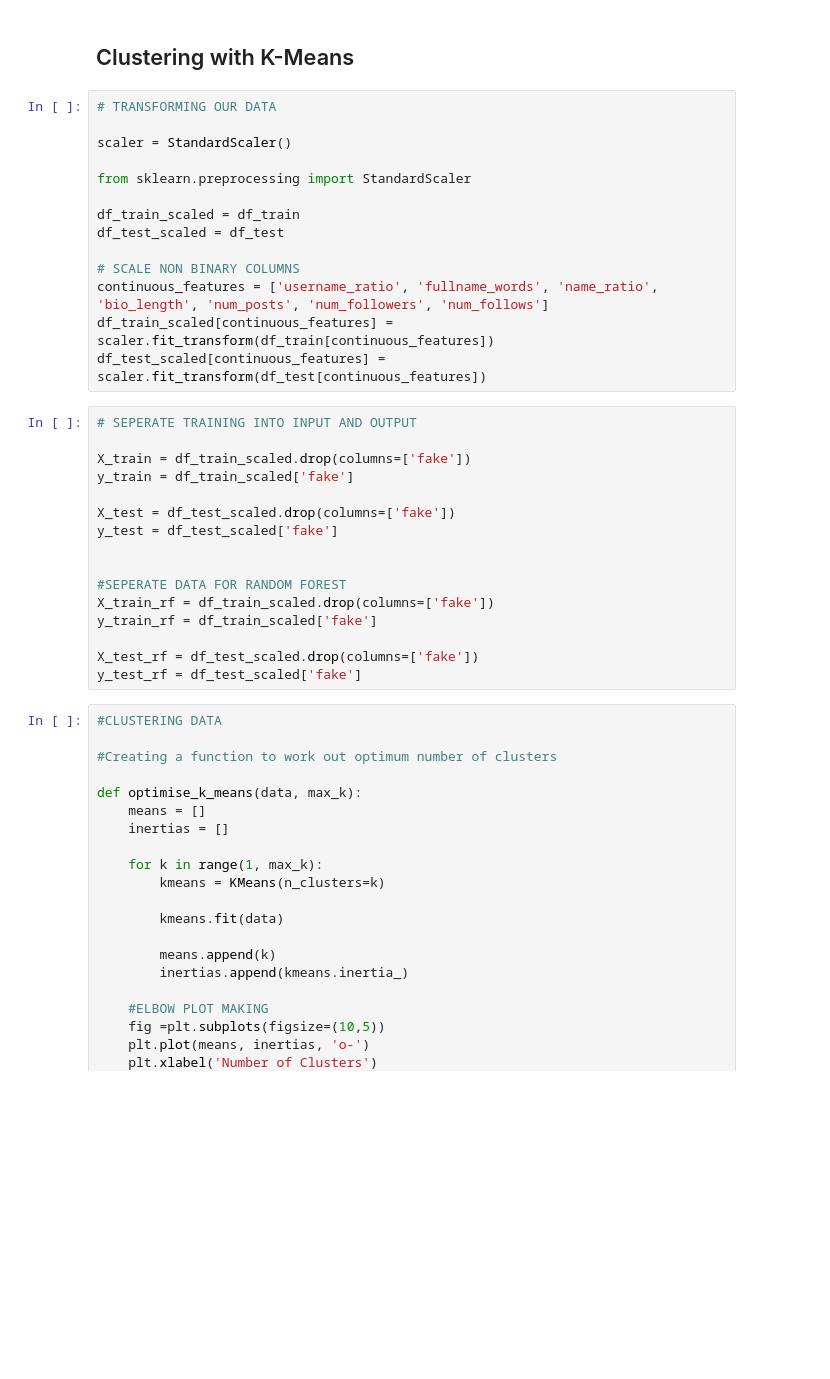
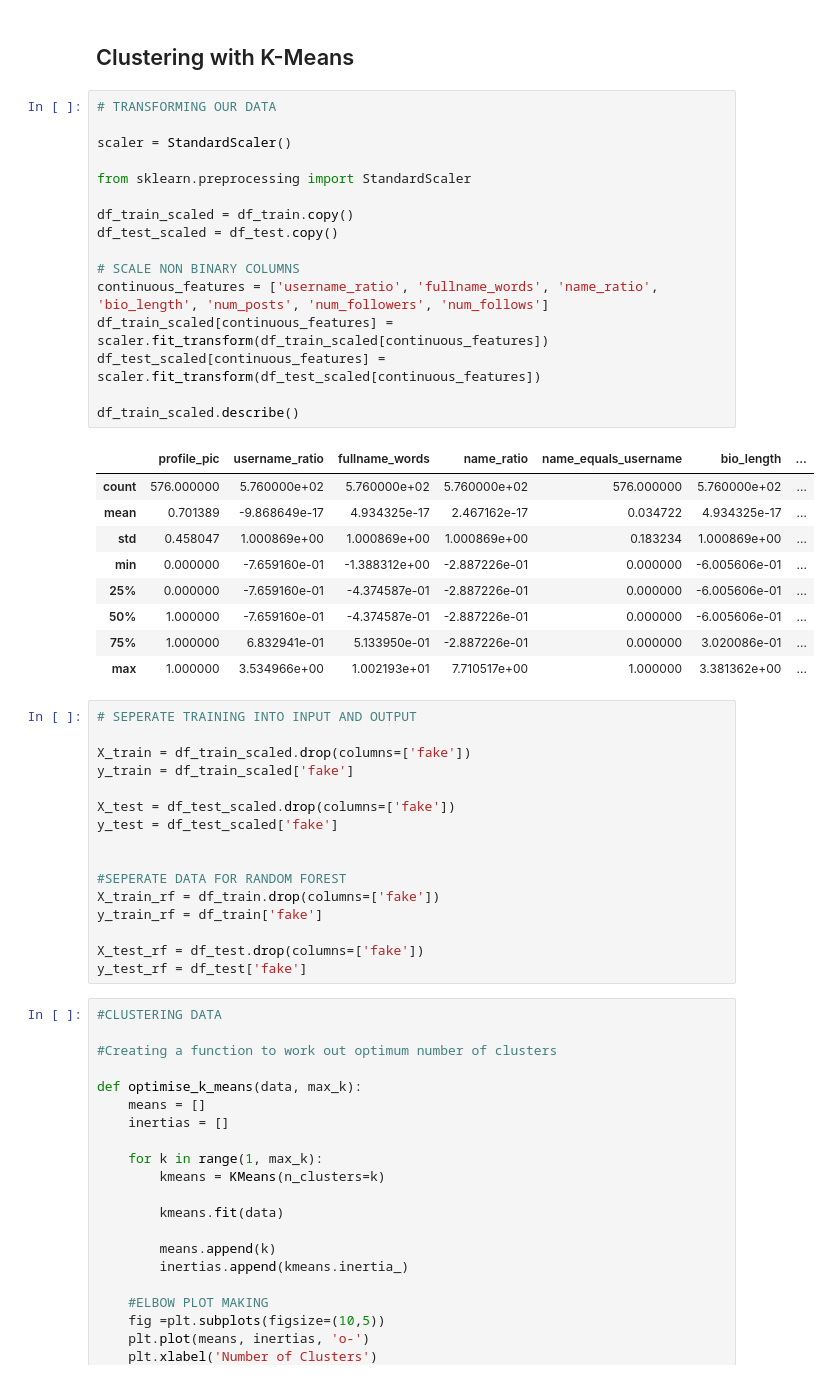
Before and after one commit to lukastimusk/MachineLearning, a Jupyter notebook: FakeAccountDetection (1).ipynb, the cells around one changed output. Drawn from its saved outputs; the diff is of its cells as text; blank space fills up the shorter version.

```diff
--- a/FakeAccountDetection (1).ipynb
+++ b/FakeAccountDetection (1).ipynb
@@ -98,17 +98,29 @@ df_train.head(10)
 # %%
 # TRANSFORMING OUR DATA
 
 scaler = StandardScaler()
 
 from sklearn.preprocessing import StandardScaler
 
-df_train_scaled = df_train
-df_test_scaled = df_test
+df_train_scaled = df_train.copy()
+df_test_scaled = df_test.copy()
 
 # SCALE NON BINARY COLUMNS
 continuous_features = ['username_ratio', 'fullname_words', 'name_ratio', 'bio_length', 'num_posts', 'num_followers', 'num_follows']
-df_train_scaled[continuous_features] = scaler.fit_transform(df_train[continuous_features])
-df_test_scaled[continuous_features] = scaler.fit_transform(df_test[continuous_features])
+df_train_scaled[continuous_features] = scaler.fit_transform(df_train_scaled[continuous_features])
+df_test_scaled[continuous_features] = scaler.fit_transform(df_test_scaled[continuous_features])
+
+df_train_scaled.describe()
+# %% [output]
+|  | profile_pic | username_ratio | fullname_words | name_ratio | name_equals_username | bio_length | ... |
+| count | 576.000000 | 5.760000e+02 | 5.760000e+02 | 5.760000e+02 | 576.000000 | 5.760000e+02 | ... |
+| mean | 0.701389 | -9.868649e-17 | 4.934325e-17 | 2.467162e-17 | 0.034722 | 4.934325e-17 | ... |
+| std | 0.458047 | 1.000869e+00 | 1.000869e+00 | 1.000869e+00 | 0.183234 | 1.000869e+00 | ... |
+| min | 0.000000 | -7.659160e-01 | -1.388312e+00 | -2.887226e-01 | 0.000000 | -6.005606e-01 | ... |
+| 25% | 0.000000 | -7.659160e-01 | -4.374587e-01 | -2.887226e-01 | 0.000000 | -6.005606e-01 | ... |
+| 50% | 1.000000 | -7.659160e-01 | -4.374587e-01 | -2.887226e-01 | 0.000000 | -6.005606e-01 | ... |
+| 75% | 1.000000 | 6.832941e-01 | 5.133950e-01 | -2.887226e-01 | 0.000000 | 3.020086e-01 | ... |
+| max | 1.000000 | 3.534966e+00 | 1.002193e+01 | 7.710517e+00 | 1.000000 | 3.381362e+00 | ... |
 # %%
 # SEPERATE TRAINING INTO INPUT AND OUTPUT
 
@@ -120,11 +132,11 @@ y_test = df_test_scaled['fake']
 
 
 #SEPERATE DATA FOR RANDOM FOREST
-X_train_rf = df_train_scaled.drop(columns=['fake'])
-y_train_rf = df_train_scaled['fake']
+X_train_rf = df_train.drop(columns=['fake'])
+y_train_rf = df_train['fake']
 
-X_test_rf = df_test_scaled.drop(columns=['fake'])
-y_test_rf = df_test_scaled['fake']
+X_test_rf = df_test.drop(columns=['fake'])
+y_test_rf = df_test['fake']
 # %%
 #CLUSTERING DATA
 
```
Also changed, not shown: parts of 5 cells of this notebook.
